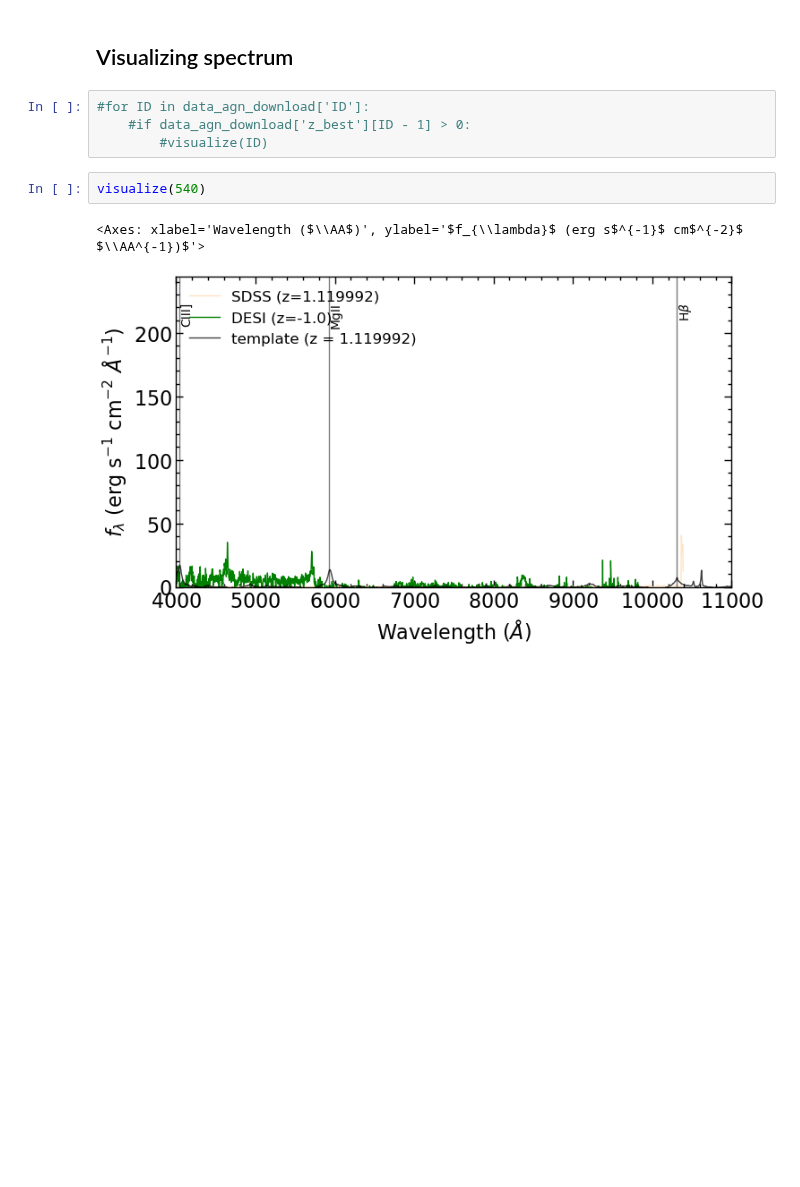
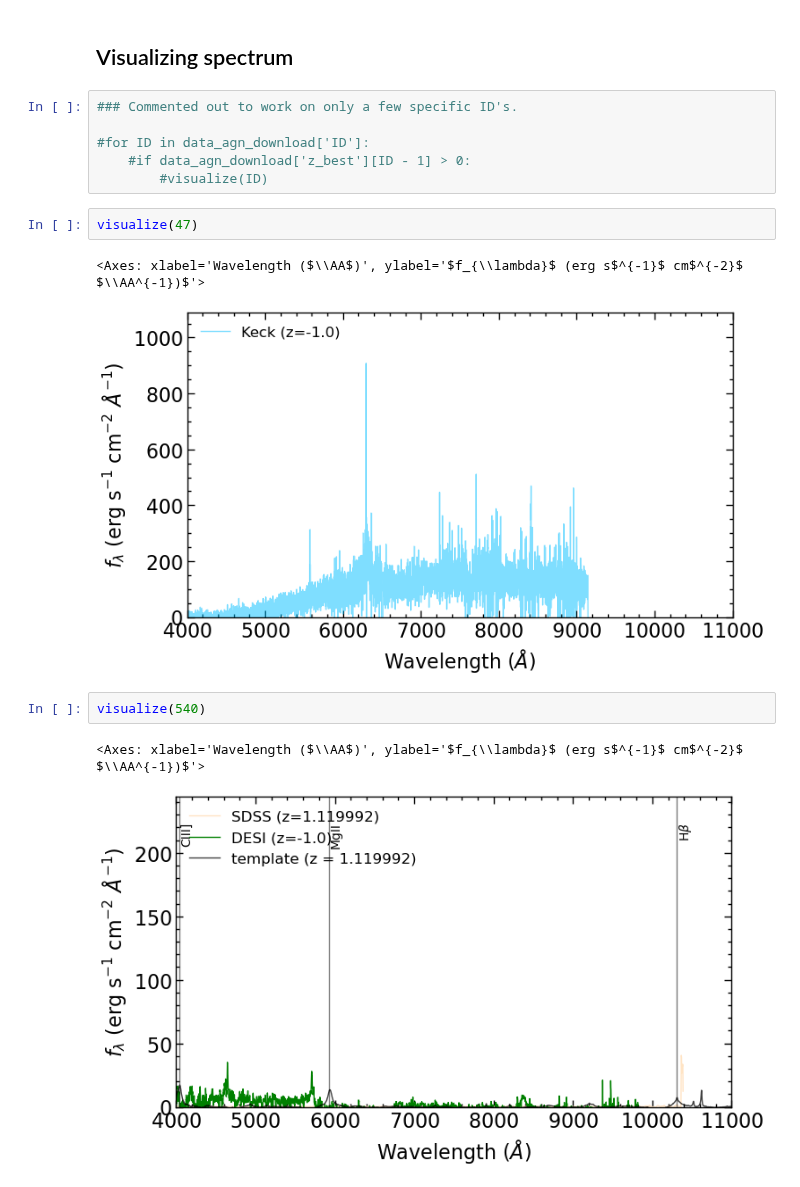
Before and after one commit to Chisen-Lupus/dwarf_agn_cosmos, a Jupyter notebook: des/des_download.ipynb, the cells around one changed output. Saved outputs shown, nothing was run; the diff lists cells and outputs as text; blank space fills up the shorter version.

```diff
--- a/des/des_download.ipynb
+++ b/des/des_download.ipynb
@@ -837,9 +883,16 @@ hdul_sdss[1].data['flux'].shape
 # %% [markdown]
 ## Visualizing spectrum
 # %%
+### Commented out to work on only a few specific ID's.
+
 #for ID in data_agn_download['ID']:
     #if data_agn_download['z_best'][ID - 1] > 0:
         #visualize(ID)
+# %%
+visualize(47)
+# %% [output]
+<Axes: xlabel='Wavelength ($\\AA$)', ylabel='$f_{\\lambda}$ (erg s$^{-1}$ cm$^{-2}$ $\\AA^{-1})$'>
+[figure, added]
 # %%
 visualize(540)
 # %% [output]
```
Also changed, not shown: parts of 14 cells of this notebook, 1 other file.
